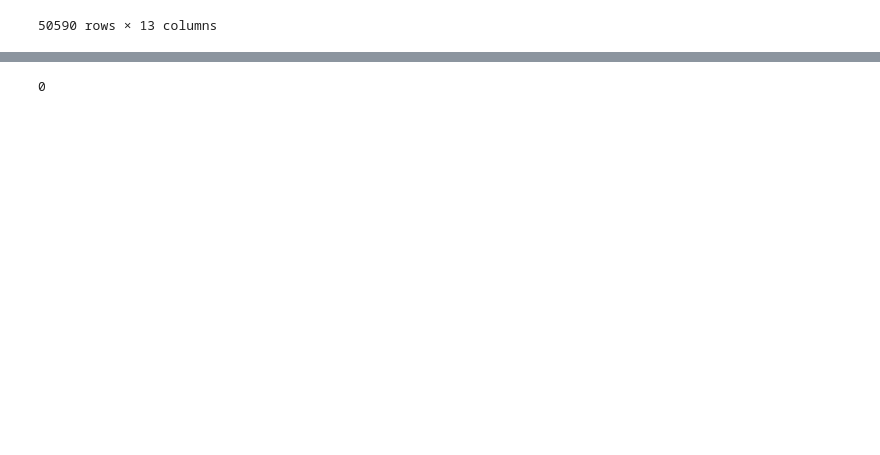
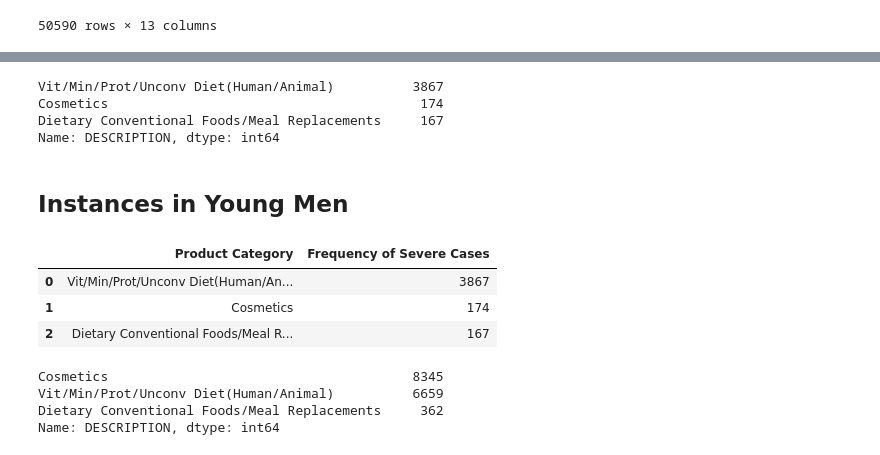
Before and after one commit to rarora04/datathon, a Jupyter notebook: datathon - R.ipynb, the cells around one changed output, grey strips where cells are left out. Cells and saved outputs as stored; diff of their text form; code cells hidden in the pictures; blank space fills up the shorter version.

```diff
--- a/datathon - R.ipynb
+++ b/datathon - R.ipynb
@@ -306,10 +308,16 @@ WEN SWEET ALMOND MINT CLEANSING CONDITIONER      77     6
 # %%
-count = 0
-
-for row in product_gender_counts:
-    if "WEN" in row:
-        count += 1
-
-print(count)
+severity_map = {
+    'Allergic Reaction': 2,
+    'Congenital Anomaly': 8,
+    'Disability': 8,
+    'Hospitalization': 6,
+    'Life Threatening': 8,
+    'Other Serious Outcome': 4,
+    'Other Serious or Important Medical Event': 4,
+    'Required Intervention': 4,
+    'Visited Emergency Room': 4,
+    'Visited a Health Care Provider': 2,
+    'Death': 10,
+    'Other Outcome': 1,
+    'Injury': 3
+}
-# %% [output]
-0
@@ -315,0 +342,42 @@ print(count)
+# %%
+#Top 3 issues for young men
+above_5_ym = young_men[young_men['SEVERITY SCORE'] > 5]
+top_3_issues_ym = above_5['DESCRIPTION'].value_counts().nlargest(3)
+top_3_issues_ym
+# %% [output]
+Vit/Min/Prot/Unconv Diet(Human/Animal)          3867
+Cosmetics                                        174
+Dietary Conventional Foods/Meal Replacements     167
+Name: DESCRIPTION, dtype: int64
+# %% [markdown]
+## Instances in Young Men
+# %%
+young_men1 = {
+    'Vit/Min/Prot/Unconv Diet(Human/Animal)': 3867,
+    'Cosmetics': 174,
+    'Dietary Conventional Foods/Meal Replacements': 167,
+}
+
+ym_df = pd.DataFrame(list(young_men1.items()), columns=['Product Category', 'Frequency of Severe Cases'])
+ym_df = ym_df.sort_values(by='Frequency of Severe Cases', ascending=False)
+ym_table = ym_df.style.set_table_styles([
+    {'selector': 'thead', 'props': [('background-color', 'blue'), ('color', 'white')]},
+    {'selector': 'tbody', 'props': [('background-color', 'lightblue')]},
+    {'selector': 'th, td', 'props': [('border', '1px solid white'), ('text-align', 'center')]}
+]).set_table_attributes('style="margin-left:0;"')
+ym_table
+# %% [output]
+|  | Product Category | Frequency of Severe Cases |
+| 0 | Vit/Min/Prot/Unconv Diet(Human/An... | 3867 |
+| 1 | Cosmetics | 174 |
+| 2 | Dietary Conventional Foods/Meal R... | 167 |
+# %%
+#Top 3 issues for young women
+above_5_yw = young_women[young_women['SEVERITY SCORE'] > 5]
+top_3_issues_yw = above_5_yw['DESCRIPTION'].value_counts().nlargest(3)
+top_3_issues_yw
+# %% [output]
+Cosmetics                                       8345
+Vit/Min/Prot/Unconv Diet(Human/Animal)          6659
+Dietary Conventional Foods/Meal Replacements     362
+Name: DESCRIPTION, dtype: int64
```
Also changed, not shown: parts of 12 cells of this notebook.
